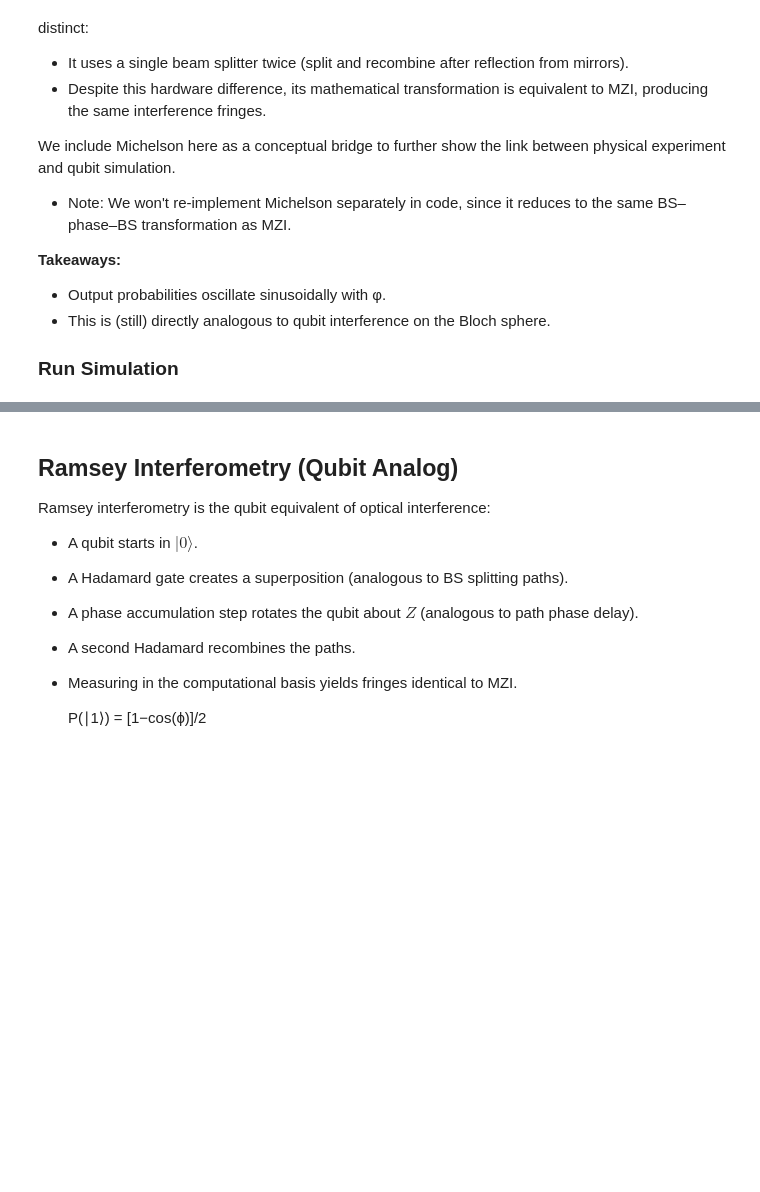
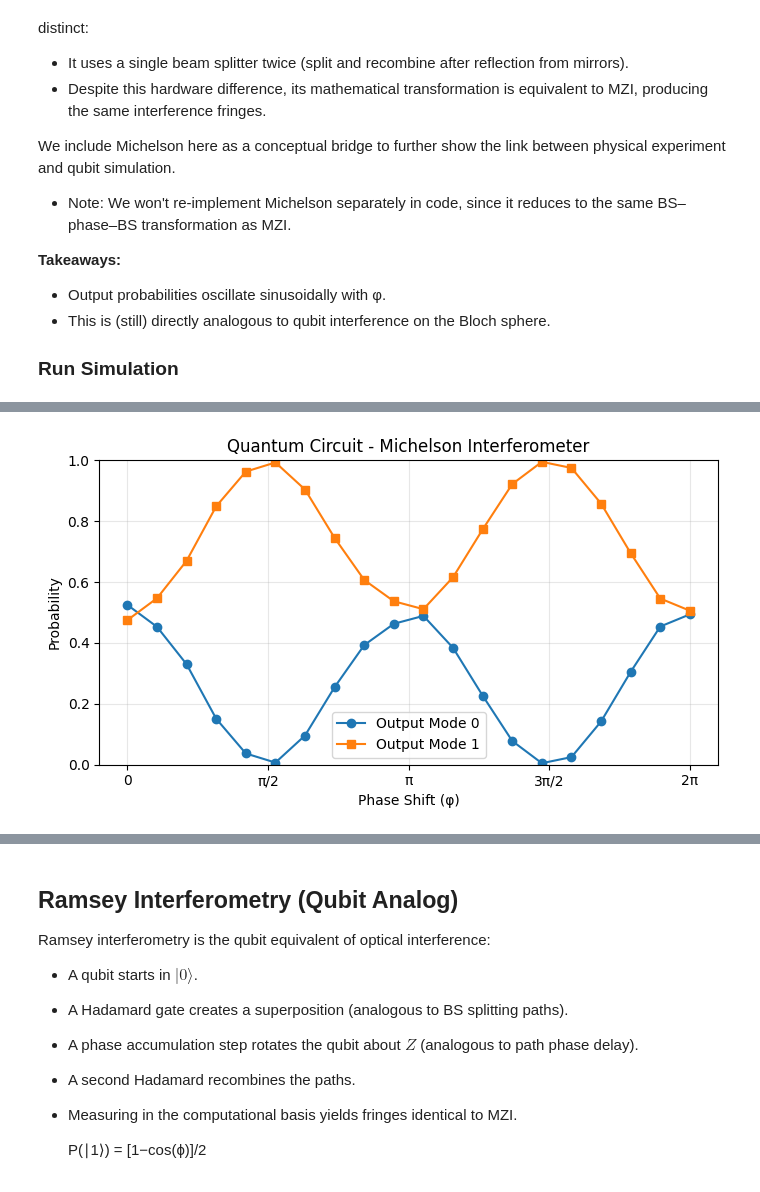
Before and after one commit to ismail-mehmood/quantum_nnl_project, a Jupyter notebook: notebooks/extension/extension.ipynb, the cells around one changed output, grey strips where cells are left out. Cells and saved outputs as stored; diff of their text form; code cells hidden in the pictures; blank space fills up the shorter version.

```diff
--- a/notebooks/extension/extension.ipynb
+++ b/notebooks/extension/extension.ipynb
@@ -74,0 +83,5 @@ mzi(intervals=10) # call to michelson
+# %%
+qphases, qresults = michelson_circuit(intervals=20)
+plot_fringe(phases=qphases, results=qresults, title="Quantum Circuit - Michelson Interferometer")
+# %% [output]
+[figure, added]
```
Also changed, not shown: parts of 11 cells of this notebook, 5 other files.
